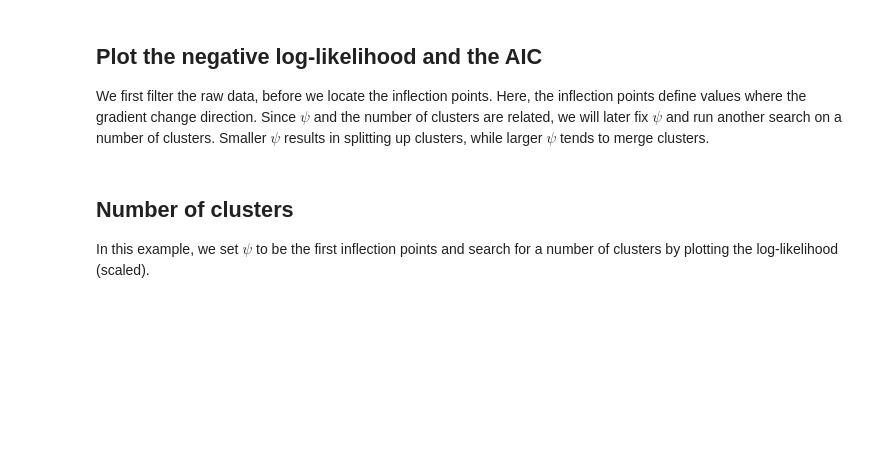
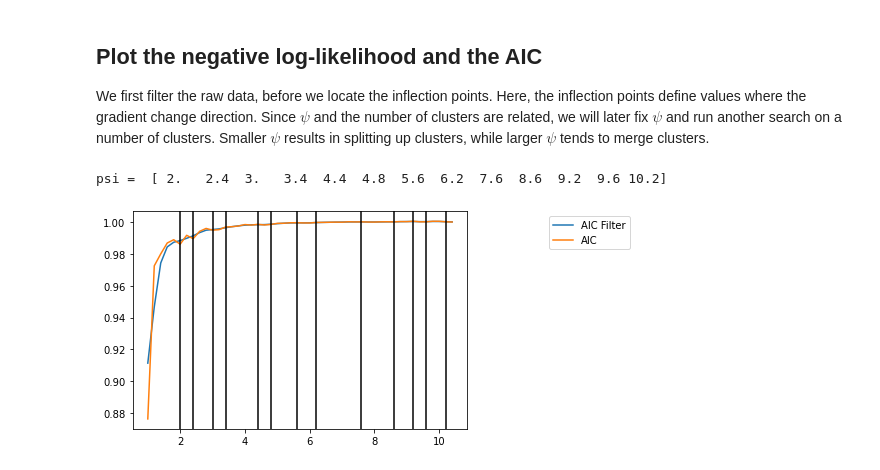
Before and after one commit to wasineer-dev/braid, a Jupyter notebook: inputSet.ipynb, the cells around one changed output. Drawn from its saved outputs; the diff is of its cells as text; code cells hidden in the pictures; blank space fills up the shorter version.

```diff
--- a/inputSet.ipynb
+++ b/inputSet.ipynb
@@ -10,6 +10,6 @@ import inputFile.inputFile as inputFile
 import spoke_model.countMatrixModel as cmm
 import meanfield.simulateLikelihood as smlt
 
-fileName = "gavin2002.csv"
+fileName = "gavin2006.csv"
 print('Hello, ' + fileName)
 inputSet = inputFile.CInputSet(fileName, cmm.CountMatrixModel)
@@ -59,20 +82,20 @@ Smaller $\psi$ results in splitting up clusters, while larger $\psi$ tends to me
 # %%
 from scipy.ndimage import gaussian_filter1d
 aics_filter = gaussian_filter1d(aics, 1)
 y_values = y_values/np.max(y_values)
 y_filter = gaussian_filter1d(y_values, 1)
 d2 = np.gradient(np.gradient(y_filter))
 aics_d2 = np.gradient(np.gradient(aics_filter))
 infls = np.where(np.diff(np.sign(aics_d2)))[0]
 print("psi = ", x_values[infls])
 
+fig = plt.figure()
 plt.plot(x_values, aics_filter, label='AIC Filter')
 plt.plot(x_values, aics, label='AIC')
 for i, infl in enumerate(infls):
     plt.axvline(x=x_values[infl], color='k')
 plt.legend(bbox_to_anchor=(1.5, 1.0))
 plt.show()
+# %% [output]
+psi =  [ 2.   2.4  3.   3.4  4.4  4.8  5.6  6.2  7.6  8.6  9.2  9.6 10.2]
+[figure, added]
-# %% [markdown]
-## Number of clusters
-
-In this example, we set $\psi$ to be the first inflection points and search for a number of clusters by plotting the log-likelihood (scaled).
```
Also changed, not shown: parts of 5 cells of this notebook, 2 other files.
